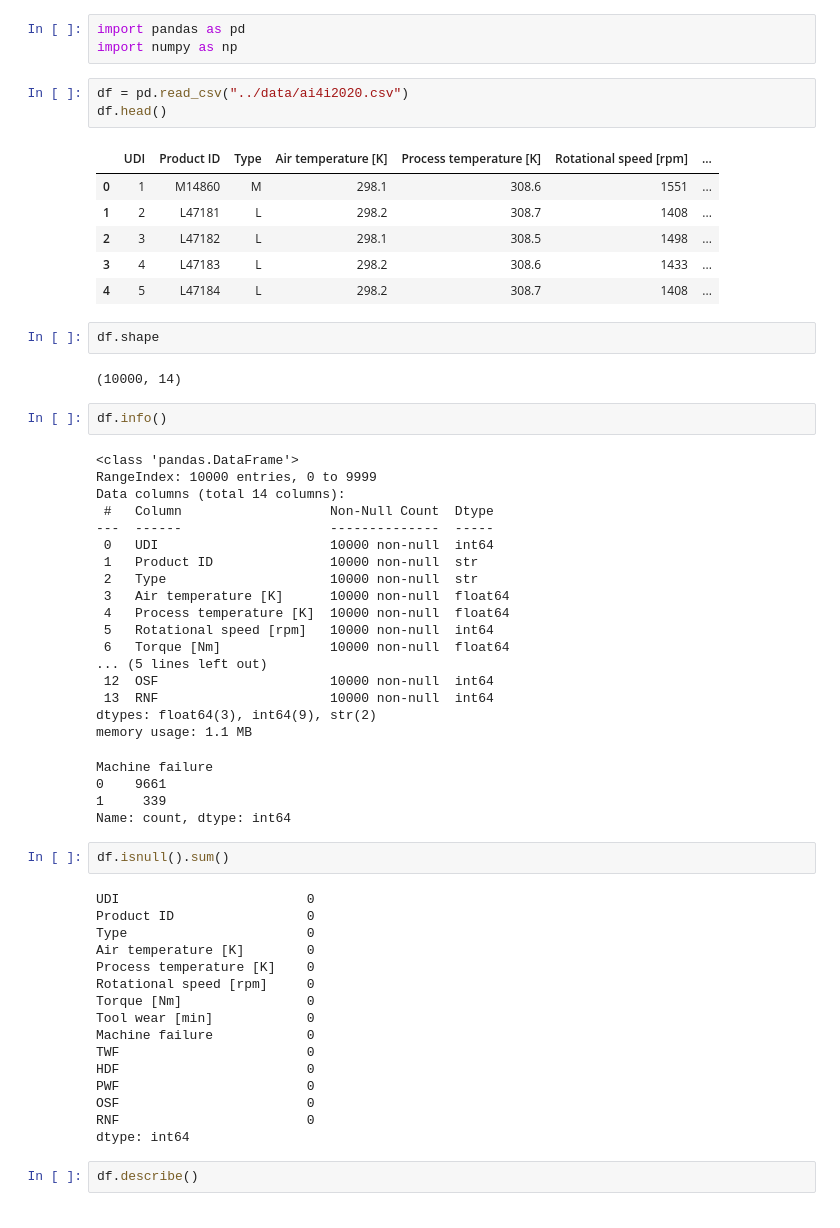
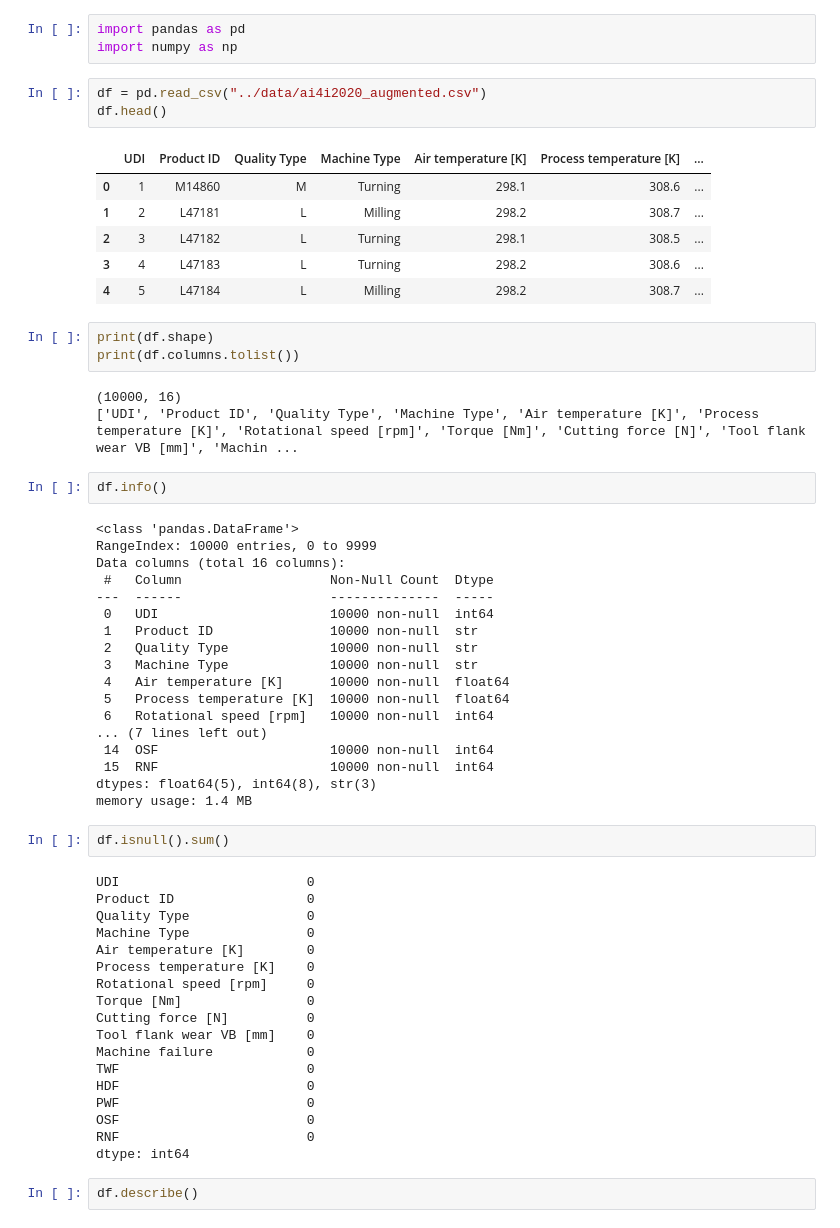
Before and after one commit to preranalahane/predictive-maintenance-system, a Jupyter notebook: notebooks/01_data_loading.ipynb, the cells around one changed output. Saved outputs shown, nothing was run; the diff lists cells and outputs as text.

```diff
--- a/notebooks/01_data_loading.ipynb
+++ b/notebooks/01_data_loading.ipynb
@@ -2,54 +2,54 @@
 import pandas as pd
 import numpy as np
 # %%
-df = pd.read_csv("../data/ai4i2020.csv")
+df = pd.read_csv("../data/ai4i2020_augmented.csv")
 df.head()
 # %% [output]
-|  | UDI | Product ID | Type | Air temperature [K] | Process temperature [K] | Rotational speed [rpm] | ... |
-| 0 | 1 | M14860 | M | 298.1 | 308.6 | 1551 | ... |
-| 1 | 2 | L47181 | L | 298.2 | 308.7 | 1408 | ... |
-| 2 | 3 | L47182 | L | 298.1 | 308.5 | 1498 | ... |
-| 3 | 4 | L47183 | L | 298.2 | 308.6 | 1433 | ... |
-| 4 | 5 | L47184 | L | 298.2 | 308.7 | 1408 | ... |
+|  | UDI | Product ID | Quality Type | Machine Type | Air temperature [K] | Process temperature [K] | ... |
+| 0 | 1 | M14860 | M | Turning | 298.1 | 308.6 | ... |
+| 1 | 2 | L47181 | L | Milling | 298.2 | 308.7 | ... |
+| 2 | 3 | L47182 | L | Turning | 298.1 | 308.5 | ... |
+| 3 | 4 | L47183 | L | Turning | 298.2 | 308.6 | ... |
+| 4 | 5 | L47184 | L | Milling | 298.2 | 308.7 | ... |
 # %%
-df.shape
+print(df.shape)
+print(df.columns.tolist())
 # %% [output]
-(10000, 14)
+(10000, 16)
+['UDI', 'Product ID', 'Quality Type', 'Machine Type', 'Air temperature [K]', 'Process temperature [K]', 'Rotational speed [rpm]', 'Torque [Nm]', 'Cutting force [N]', 'Tool flank wear VB [mm]', 'Machin ...
 # %%
 df.info()
 # %% [output]
 <class 'pandas.DataFrame'>
 RangeIndex: 10000 entries, 0 to 9999
-Data columns (total 14 columns):
+Data columns (total 16 columns):
  #   Column                   Non-Null Count  Dtype
 ---  ------                   --------------  -----
  0   UDI                      10000 non-null  int64
  1   Product ID               10000 non-null  str
- 2   Type                     10000 non-null  str
- 3   Air temperature [K]      10000 non-null  float64
- 4   Process temperature [K]  10000 non-null  float64
- 5   Rotational speed [rpm]   10000 non-null  int64
- 6   Torque [Nm]              10000 non-null  float64
-... (5 lines left out)
- 12  OSF                      10000 non-null  int64
- 13  RNF                      10000 non-null  int64
-dtypes: float64(3), int64(9), str(2)
-memory usage: 1.1 MB
+ 2   Quality Type             10000 non-null  str
+ 3   Machine Type             10000 non-null  str
+ 4   Air temperature [K]      10000 non-null  float64
+ 5   Process temperature [K]  10000 non-null  float64
+ 6   Rotational speed [rpm]   10000 non-null  int64
+... (7 lines left out)
+ 14  OSF                      10000 non-null  int64
+ 15  RNF                      10000 non-null  int64
+dtypes: float64(5), int64(8), str(3)
+memory usage: 1.4 MB
-Machine failure
-0    9661
-1     339
-Name: count, dtype: int64
 # %%
 df.isnull().sum()
 # %% [output]
 UDI                        0
 Product ID                 0
-Type                       0
+Quality Type               0
+Machine Type               0
 Air temperature [K]        0
 Process temperature [K]    0
 Rotational speed [rpm]     0
 Torque [Nm]                0
-Tool wear [min]            0
+Cutting force [N]          0
+Tool flank wear VB [mm]    0
 Machine failure            0
 TWF                        0
 HDF                        0
```
Also changed, not shown: parts of 2 cells of this notebook, 18 other files.
